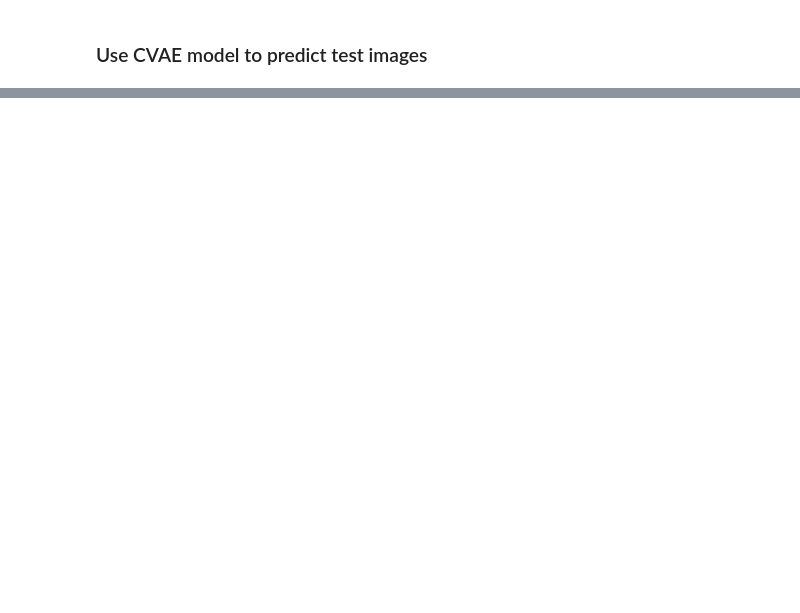
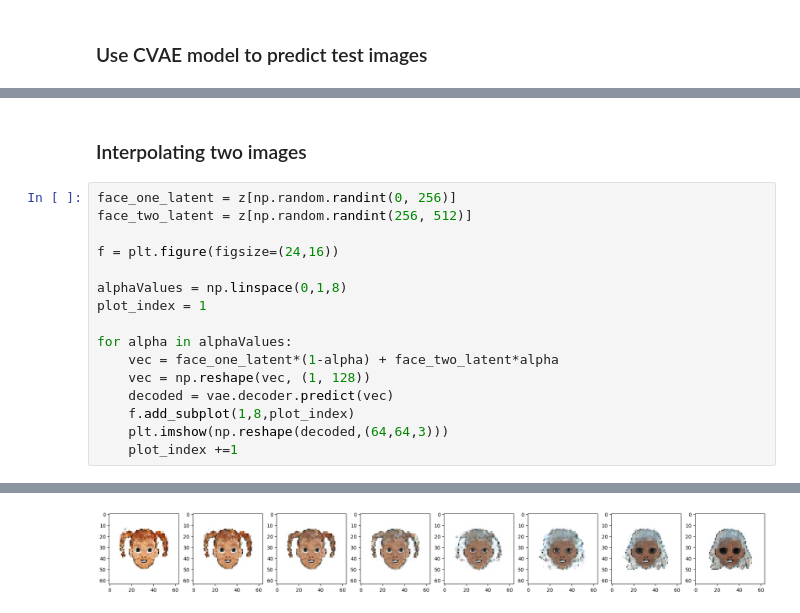
Before and after one commit to HilkarSoberanes/MachineLearning, a Jupyter notebook: VAE_CartoonFaces.ipynb, the cells around one changed output, grey strips where cells are left out. Saved outputs shown, nothing was run; the diff lists cells and outputs as text; blank space fills up the shorter version.

```diff
--- a/VAE_CartoonFaces.ipynb
+++ b/VAE_CartoonFaces.ipynb
@@ -393,0 +394,19 @@ for j in range(5):
+# %% [markdown]
+### Interpolating two images
+# %%
+face_one_latent = z[np.random.randint(0, 256)]
+face_two_latent = z[np.random.randint(256, 512)]
+
+f = plt.figure(figsize=(24,16))
+
+alphaValues = np.linspace(0,1,8)
+plot_index = 1
+
+for alpha in alphaValues:
+    vec = face_one_latent*(1-alpha) + face_two_latent*alpha
+    vec = np.reshape(vec, (1, 128))
+    decoded = vae.decoder.predict(vec)
+    f.add_subplot(1,8,plot_index)
+    plt.imshow(np.reshape(decoded,(64,64,3)))
+    plot_index +=1
+# %% [output]
@@ -393,0 +421 @@ for j in range(5):
+[figure, added]
```
Also changed, not shown: parts of 12 cells of this notebook.
